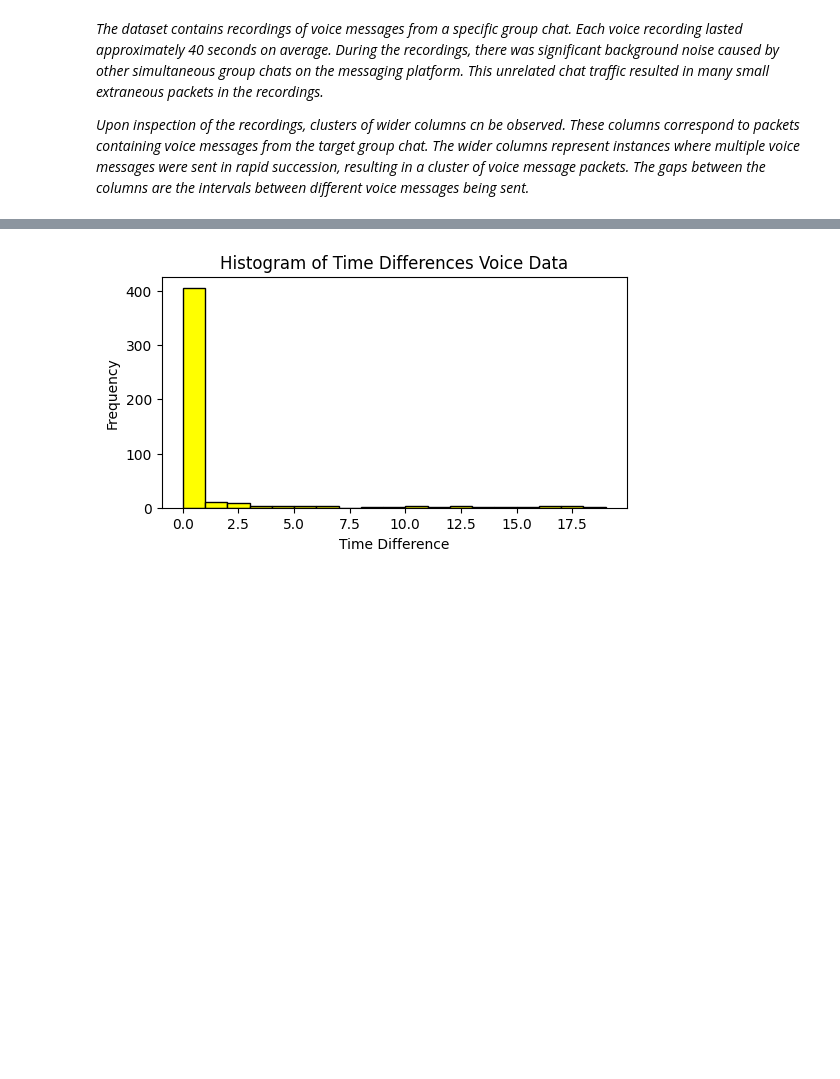
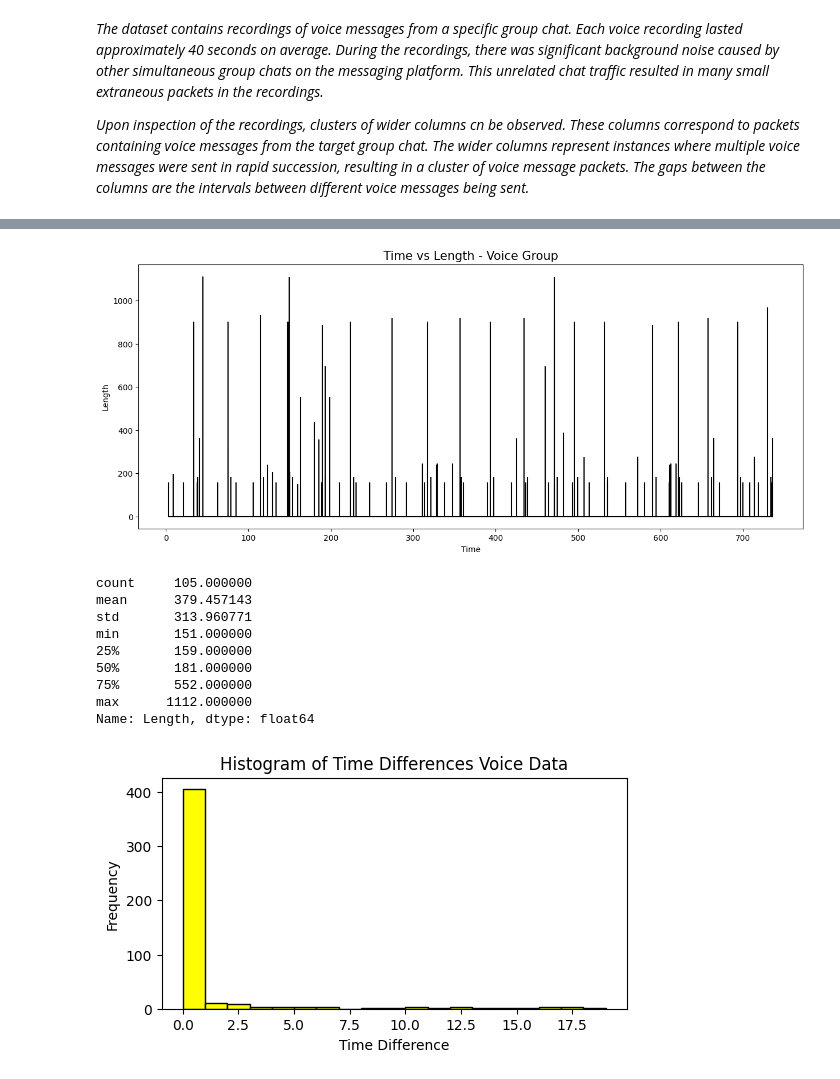
Before and after one commit to NoaAmichai/Computer_networks_final_project, a Jupyter notebook: src/project.ipynb, the cells around one changed output, grey strips where cells are left out. Saved outputs shown, nothing was run; the diff lists cells and outputs as text; code cells hidden in the pictures; blank space fills up the shorter version.

```diff
--- a/src/project.ipynb
+++ b/src/project.ipynb
@@ -381,3 +438,17 @@ plot_graph(voice_data, 'Time vs Length - Voice Group')
+# %%
+plot_graph(voice_data2, 'Time vs Length - Voice Group')
+voice_data2.Length.describe()
+# %% [output]
+[figure, added]
+count     105.000000
+mean      379.457143
+std       313.960771
+min       151.000000
+25%       159.000000
+50%       181.000000
+75%       552.000000
+max      1112.000000
+Name: Length, dtype: float64
 # %%
 plot_hist(voice_data , 20, 'Histogram of Time Differences Voice Data')
 # %% [output]
```
Also changed, not shown: parts of 11 cells of this notebook, 6 other files.
